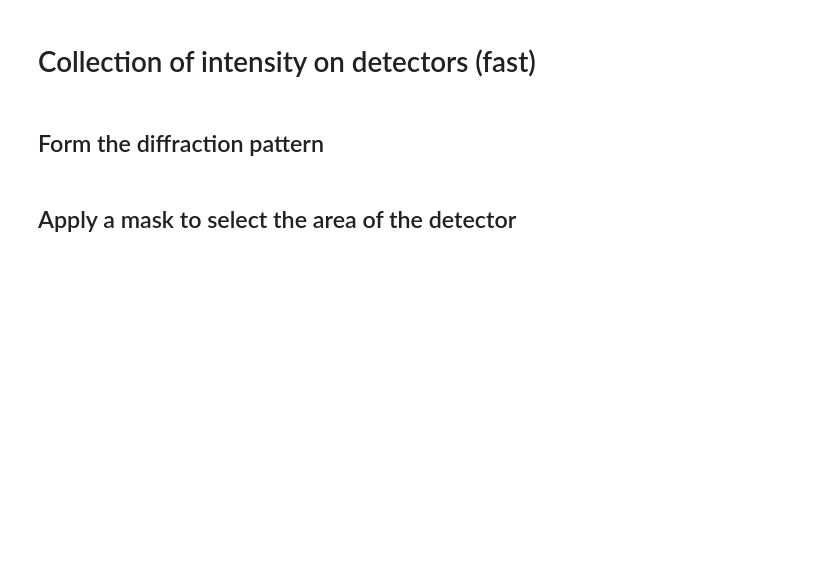
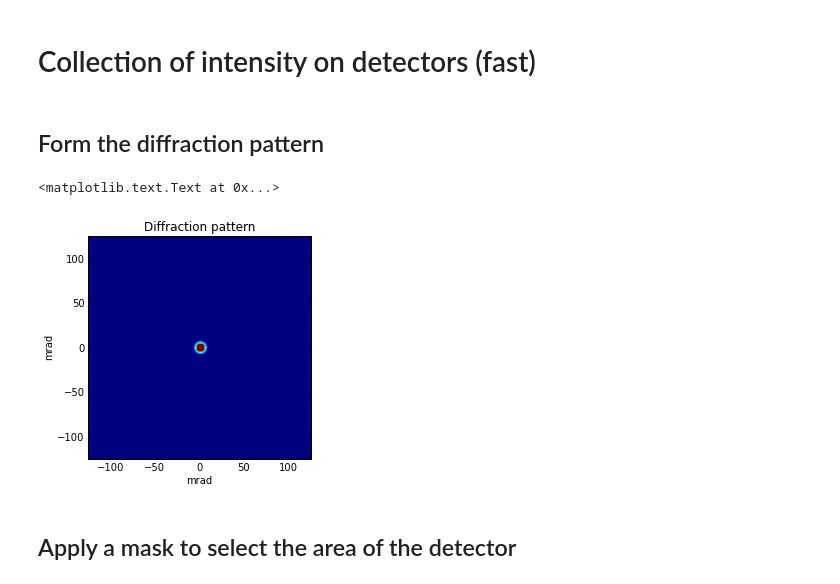
Before and after one commit to QSTEM/QSTEM, a Jupyter notebook: python/QSTEM_simDemo.ipynb, the cells around one changed output. Drawn from its saved outputs; the diff is of its cells as text; code cells hidden in the pictures; blank space fills up the shorter version.

```diff
--- a/python/QSTEM_simDemo.ipynb
+++ b/python/QSTEM_simDemo.ipynb
@@ -122,0 +230,3 @@ from read_img import binread2D
+# %%
+wave = p.array
+#product = pot_slice*wave
@@ -124,5 +265,17 @@ from read_img import binread2D
 # Collection of intensity on detectors (fast)
 # %% [markdown]
 ## Form the diffraction pattern
+# %%
+diffpat = np.array(wave.real**2+wave.imag**2,dtype=np.float)
+
+#TODO: translate k-space into scattering angle (mrad)
+angle = k*p.wavelength*1000
+plt.imshow(diffpat, extent=[-angle,angle,-angle,angle], )
+plt.xlabel("mrad")
+plt.ylabel("mrad")
+plt.title("Diffraction pattern")
+# %% [output]
+<matplotlib.text.Text at 0x...>
+[figure, added]
 # %% [markdown]
 ## Apply a mask to select the area of the detector
```
Also changed, not shown: parts of 26 cells of this notebook.
